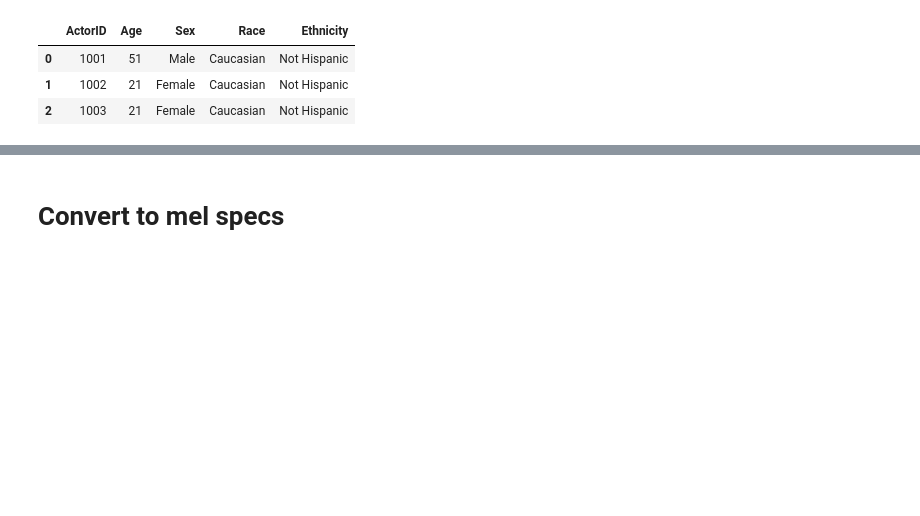
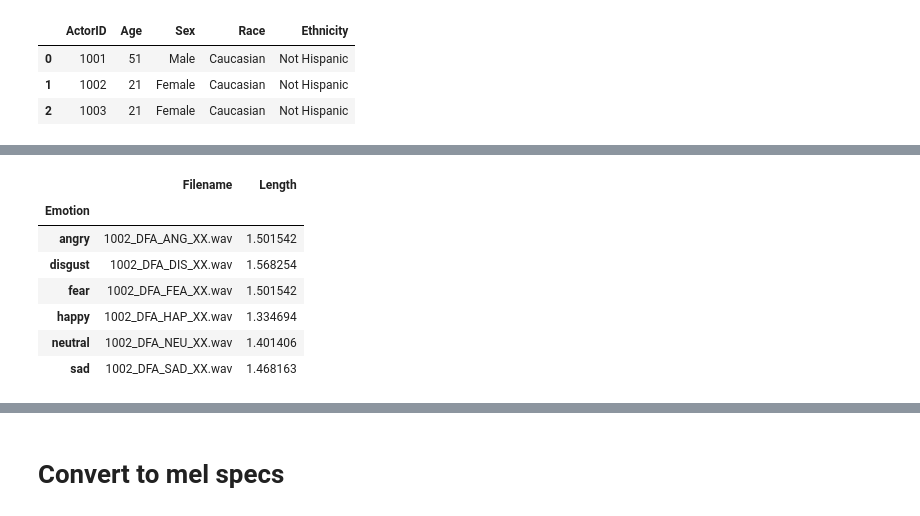
Before and after one commit to Taslim-M/SpeechEmotionClassifier, a Jupyter notebook: Female melspecs.ipynb, the cells around one changed output, grey strips where cells are left out. Cells and saved outputs as stored; diff of their text form; code cells hidden in the pictures; blank space fills up the shorter version.

Commit message:
Added analysis per group

```diff
--- a/Female melspecs.ipynb
+++ b/Female melspecs.ipynb
@@ -34,0 +114,11 @@ for f in file_names:
+# %%
+df2.groupby(['Emotion']).min()
+# %% [output]
+|  | Filename | Length |
+| Emotion |  |  |
+| angry | 1002_DFA_ANG_XX.wav | 1.501542 |
+| disgust | 1002_DFA_DIS_XX.wav | 1.568254 |
+| fear | 1002_DFA_FEA_XX.wav | 1.501542 |
+| happy | 1002_DFA_HAP_XX.wav | 1.334694 |
+| neutral | 1002_DFA_NEU_XX.wav | 1.401406 |
+| sad | 1002_DFA_SAD_XX.wav | 1.468163 |
```
Also changed, not shown: parts of 10 cells of this notebook.
